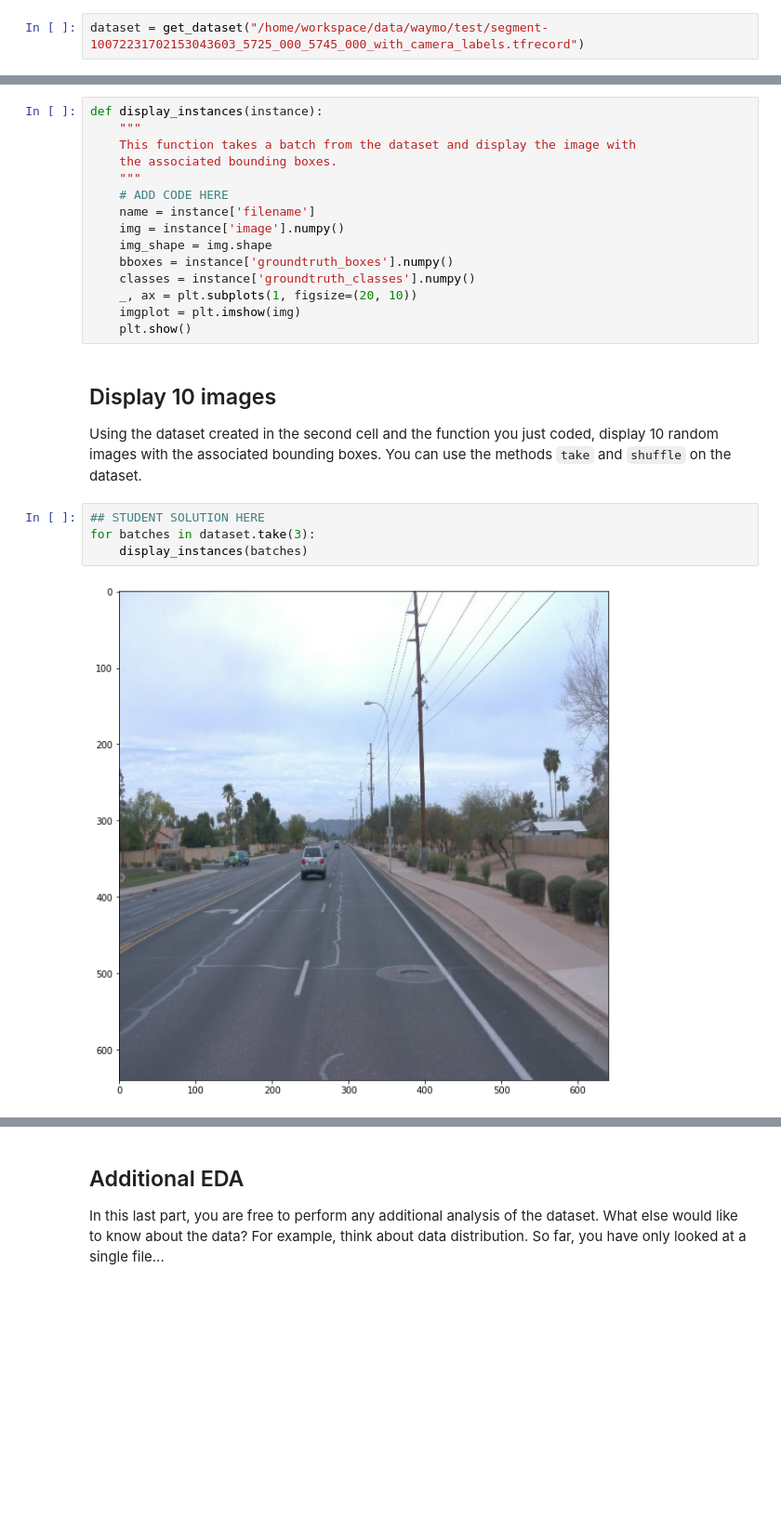
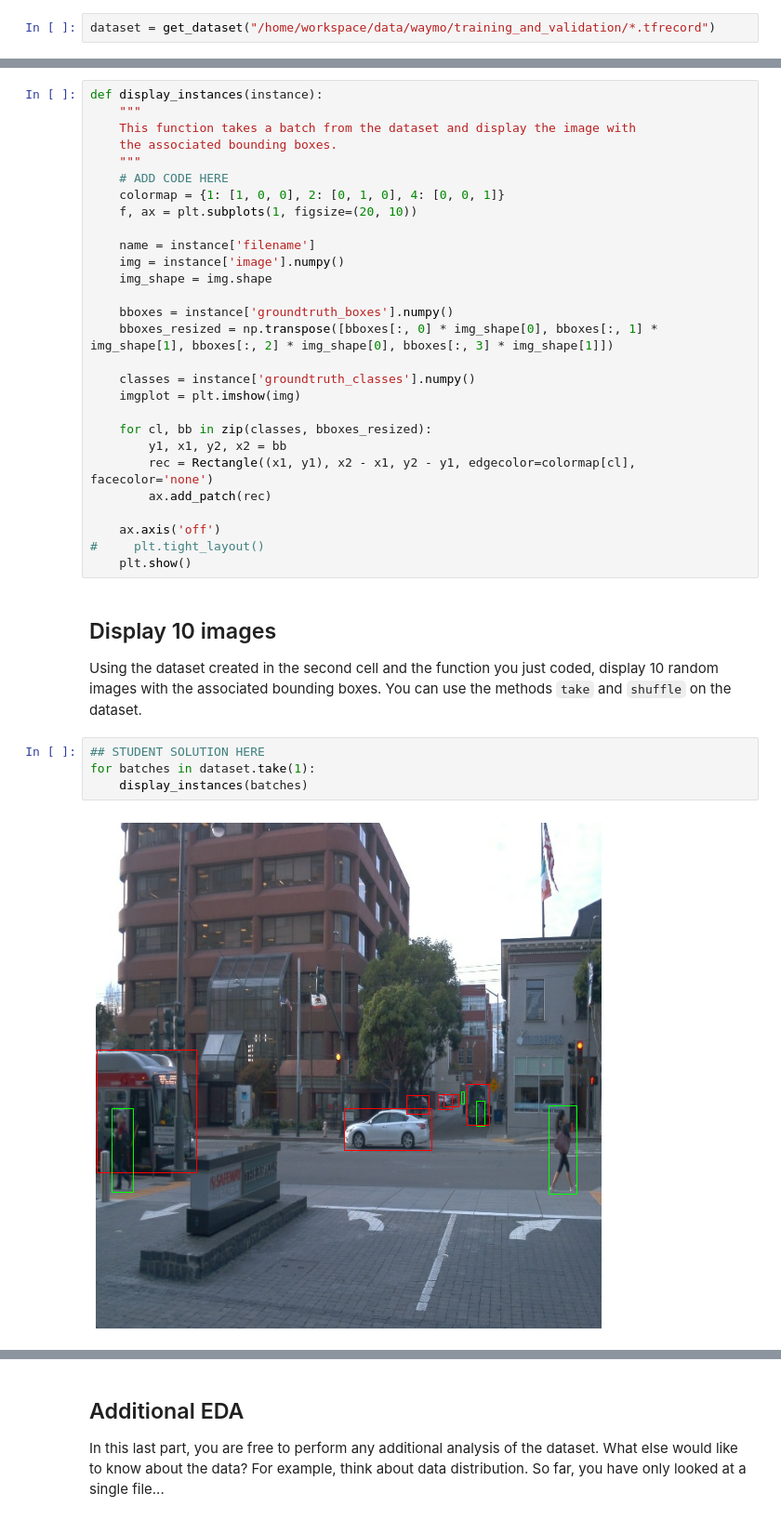
Before and after one commit to GabrielMaguire/sdc-urban-object-detection, a Jupyter notebook: Exploratory Data Analysis.ipynb, the cells around one changed output, grey strips where cells are left out. Shown at 93% size. Saved outputs shown, nothing was run; the diff lists cells and outputs as text; blank space fills up the shorter version.

```diff
--- a/Exploratory Data Analysis.ipynb
+++ b/Exploratory Data Analysis.ipynb
@@ -12,5 +13,5 @@ from utils import get_dataset
 
 %matplotlib inline
 # %%
-dataset = get_dataset("/home/workspace/data/waymo/test/segment-10072231702153043603_5725_000_5745_000_with_camera_labels.tfrecord")
+dataset = get_dataset("/home/workspace/data/waymo/training_and_validation/*.tfrecord")
 # %% [output]
@@ -35,13 +29,26 @@ def display_instances(instance):
     the associated bounding boxes.
     """
     # ADD CODE HERE
+    colormap = {1: [1, 0, 0], 2: [0, 1, 0], 4: [0, 0, 1]}
+    f, ax = plt.subplots(1, figsize=(20, 10))
+
     name = instance['filename']
     img = instance['image'].numpy()
     img_shape = img.shape
+
     bboxes = instance['groundtruth_boxes'].numpy()
+    bboxes_resized = np.transpose([bboxes[:, 0] * img_shape[0], bboxes[:, 1] * img_shape[1], bboxes[:, 2] * img_shape[0], bboxes[:, 3] * img_shape[1]])
+
     classes = instance['groundtruth_classes'].numpy()
-    _, ax = plt.subplots(1, figsize=(20, 10))
     imgplot = plt.imshow(img)
+
+    for cl, bb in zip(classes, bboxes_resized):
+        y1, x1, y2, x2 = bb
+        rec = Rectangle((x1, y1), x2 - x1, y2 - y1, edgecolor=colormap[cl], facecolor='none')
+        ax.add_patch(rec)
+
+    ax.axis('off')
+#     plt.tight_layout()
     plt.show()
 # %% [markdown]
 ## Display 10 images
@@ -49,7 +56,7 @@ def display_instances(instance):
 Using the dataset created in the second cell and the function you just coded, display 10 random images with the associated bounding boxes. You can use the methods `take` and `shuffle` on the dataset.
 # %%
 ## STUDENT SOLUTION HERE
-for batches in dataset.take(3):
+for batches in dataset.take(1):
     display_instances(batches)
 # %% [output]
-[figure, old version]
+[figure, new version]
```
Also changed, not shown: parts of 3 cells of this notebook.
